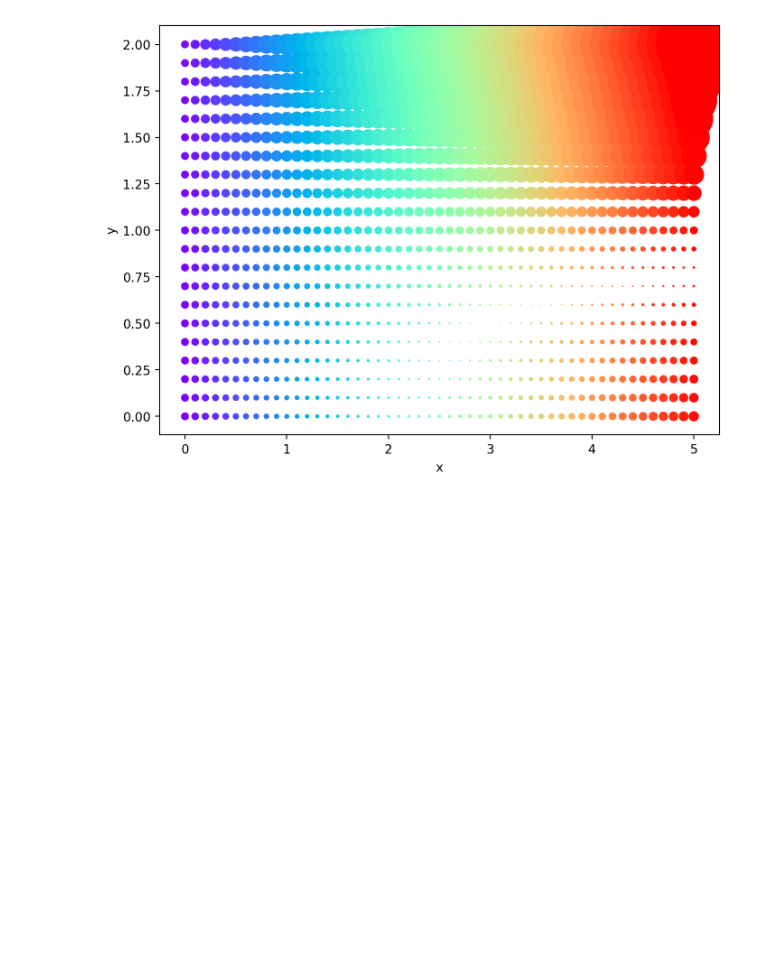
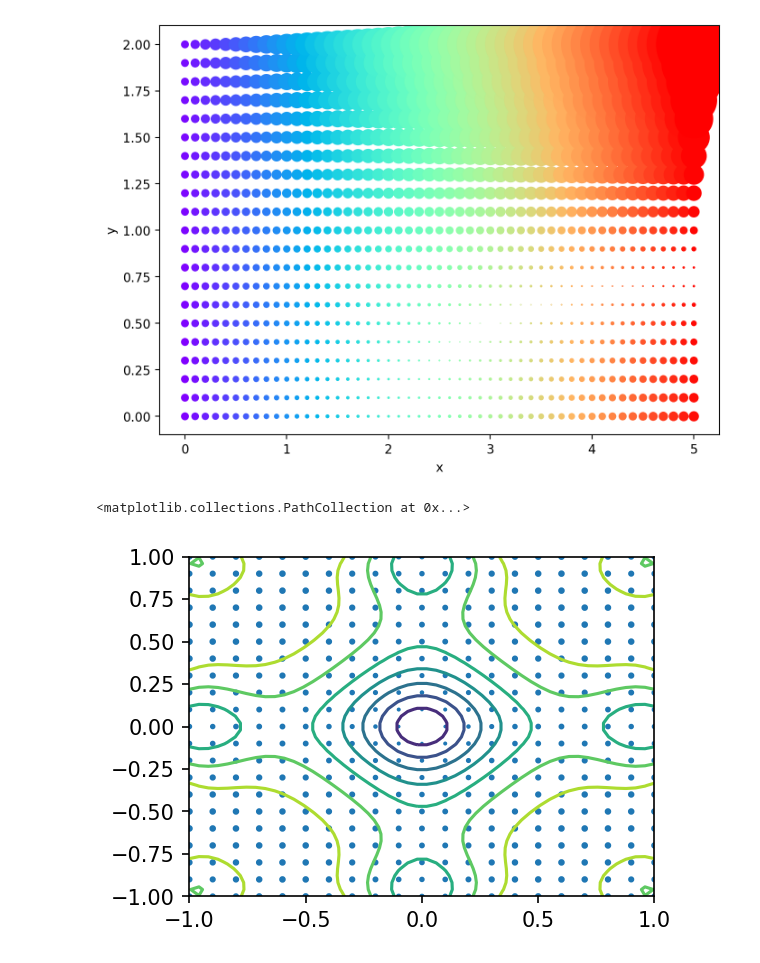
Before and after one commit to qnbhd/feijoa, a Jupyter notebook: examples/notebooks/simple.ipynb, the cells around one changed output. Cells and saved outputs as stored; diff of their text form; code cells hidden in the pictures; blank space fills up the shorter version.

```diff
--- a/examples/notebooks/simple.ipynb
+++ b/examples/notebooks/simple.ipynb
@@ -3,5 +3,5 @@ from gimeltune import create_job, Experiment, SearchSpace, Real
 from math import sin
 # %%
 space = SearchSpace()
-space.add_parameter(Real('x', low=0.0, high=5.0))
-space.add_parameter(Real('y', low=0.0, high=2.0))
+space.insert(Real('x', low=-1.0, high=1.0))
+space.insert(Real('y', low=-1.0, high=1.0))
@@ -14,3 +8,16 @@ def objective(experiment: Experiment):
+# %%
+def bill(x, y):
+    return (1.5 - x + x*y)**2 + (2.25 - x + x*y**2)**2 + (2.625 - x + x*y**3)**2
+
+def aecli(x, y):
+    return float(-20.0 * np.exp(-0.2 * np.sqrt(0.5 * (x**2 + y**2))) - np.exp(0.5 * (np.cos(2 * np.pi * x) + np.cos(2 * np.pi * y))) + np.e + 20)
+
+
+def objective(experiment: Experiment):
+    x = experiment.params.get('x')
+    y = experiment.params.get('y')
+
+    return aecli(x, y)
 # %%
-job = create_job(space)
+job = create_job(search_space=space, storage='sqlite:///aecli.db')
 # %%
@@ -38,3 +45,28 @@ plt.ylabel('y')
 # %% [output]
 Text(0, 0.5, 'y')
 [figure]
+# %%
+df = job.dataframe
+# %%
+import matplotlib.pyplot as plt
+from matplotlib.pyplot import figure
+import matplotlib.cm as cm
+import numpy as np
+
+figure(figsize=(4, 3), dpi=150)
+
+def aecli(x, y):
+    return -20.0 * np.exp(-0.2 * np.sqrt(0.5 * (x**2 + y**2))) - np.exp(0.5 * (np.cos(2 * np.pi * x) + np.cos(2 * np.pi * y))) + np.e + 20
+
+x = np.linspace(-1.0, 1.0, 50)
+y = np.linspace(-1.0, 1.0, 50)
+
+X, Y = np.meshgrid(x, y)
+Z = aecli(X, Y)
+
+
+plt.contour(X, Y, Z)
+plt.scatter(df['x'], df['y'], df['objective_result'], marker='o')
+# %% [output]
+<matplotlib.collections.PathCollection at 0x...>
+[figure, added]
```
Also changed, not shown: parts of 5 cells of this notebook, 6 other files.
